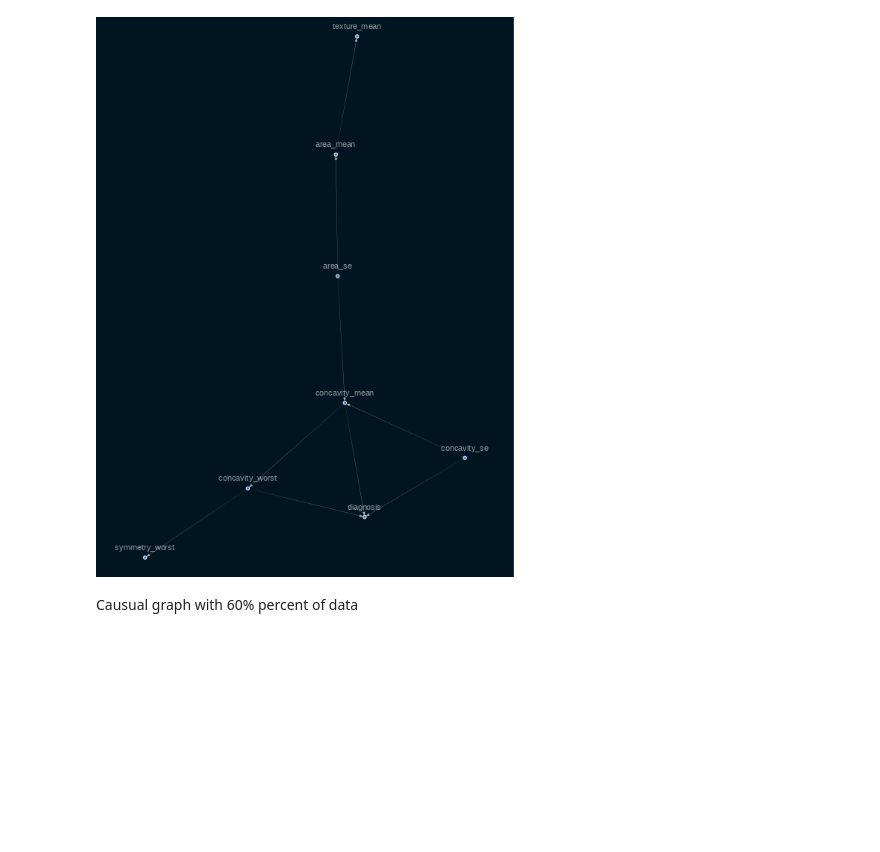
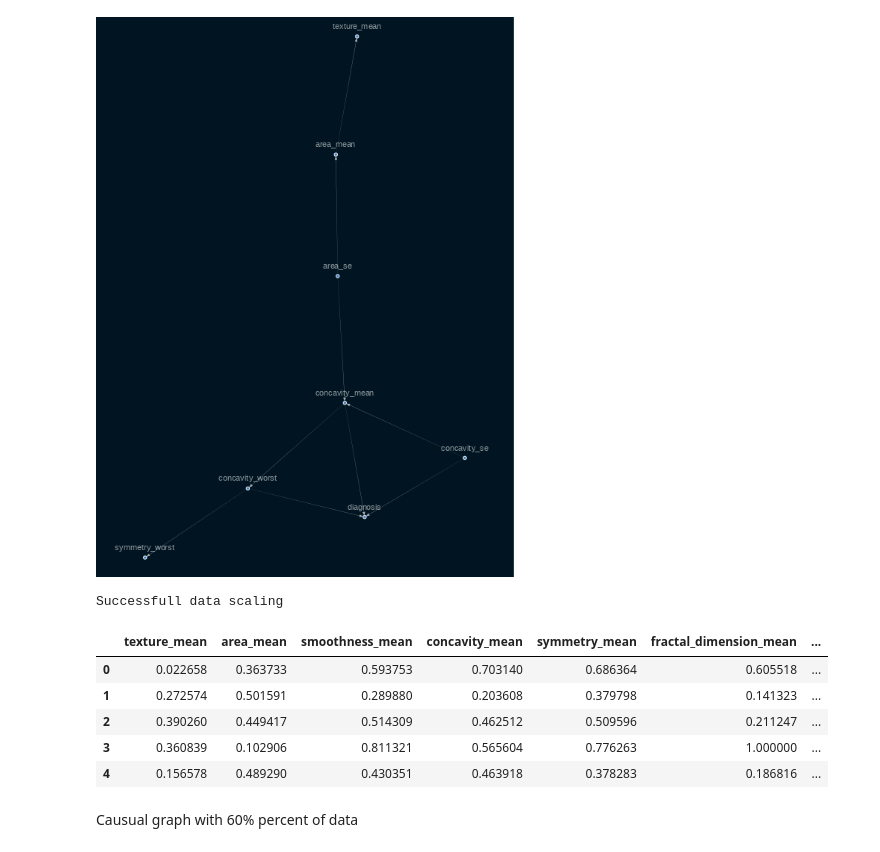
Before and after one commit to RYees/causal-inference, a Jupyter notebook: Notebooks/data_expore.ipynb, the cells around one changed output. Drawn from its saved outputs; the diff is of its cells as text; code cells hidden in the pictures; blank space fills up the shorter version.

```diff
--- a/Notebooks/data_expore.ipynb
+++ b/Notebooks/data_expore.ipynb
@@ -499,6 +499,21 @@ sm.remove_edges_below_threshold(0.8)
 vis_sm(sm)
 # %% [output]
 [figure]
+# %%
+x_selected = x_1.copy()
+x_selected['diagnosis'] = y    # do not modify x, we will use it later
+x_selected['diagnosis'] = x_selected['diagnosis'].apply(lambda x: '1' if x == 'M' else '0')
+# x_selected.head()
+scale_train_list = x_selected.columns.to_list()
+standardize_columns(x_selected, scale_train_list)
+# %% [output]
+Successfull data scaling
+|  | texture_mean | area_mean | smoothness_mean | concavity_mean | symmetry_mean | fractal_dimension_mean | ... |
+| 0 | 0.022658 | 0.363733 | 0.593753 | 0.703140 | 0.686364 | 0.605518 | ... |
+| 1 | 0.272574 | 0.501591 | 0.289880 | 0.203608 | 0.379798 | 0.141323 | ... |
+| 2 | 0.390260 | 0.449417 | 0.514309 | 0.462512 | 0.509596 | 0.211247 | ... |
+| 3 | 0.360839 | 0.102906 | 0.811321 | 0.565604 | 0.776263 | 1.000000 | ... |
+| 4 | 0.156578 | 0.489290 | 0.430351 | 0.463918 | 0.378283 | 0.186816 | ... |
 # %%
 def jaccard_similarity(g, h):
     i = set(g).intersection(h)
```
Also changed, not shown: parts of 6 cells of this notebook.
